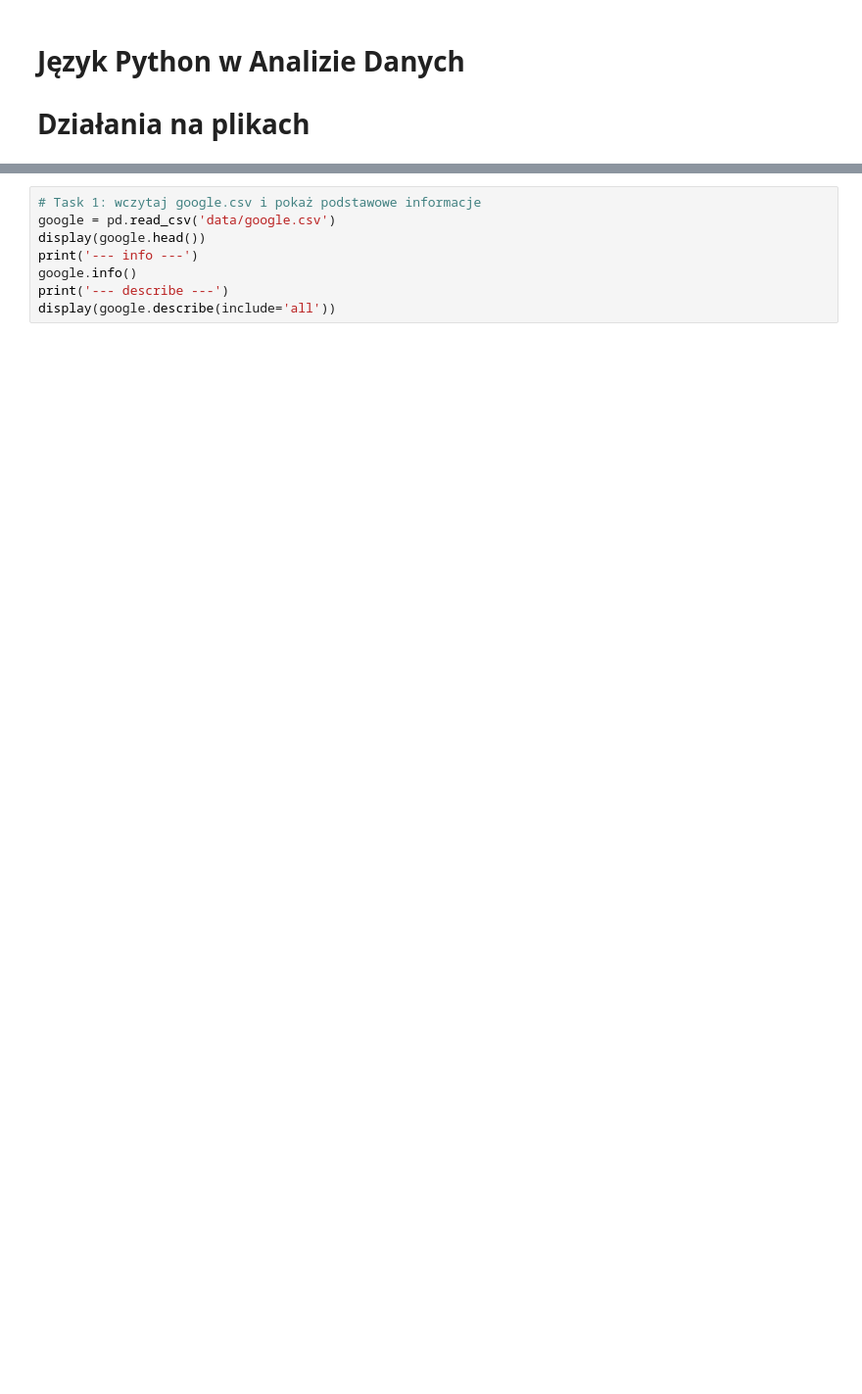
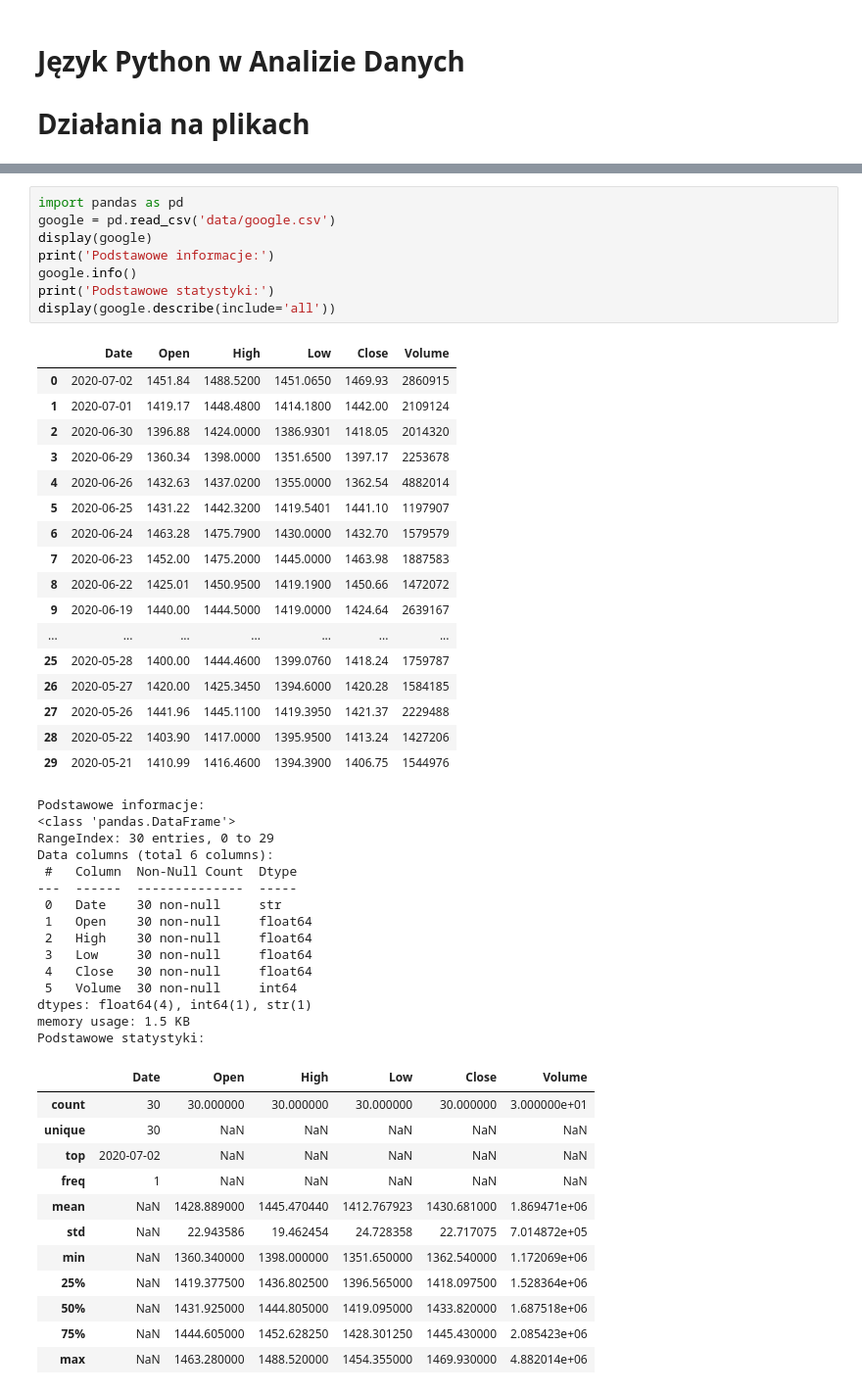
Before and after one commit to piotreuszxx/PwAD, a Jupyter notebook: lab03/PiotrPrzymus_127902_sprawozdanie_lab03.ipynb, the cells around one changed output, grey strips where cells are left out. Shown at 98% size. Saved outputs shown, nothing was run; the diff lists cells and outputs as text; blank space fills up the shorter version.

```diff
--- a/lab03/PiotrPrzymus_127902_sprawozdanie_lab03.ipynb
+++ b/lab03/PiotrPrzymus_127902_sprawozdanie_lab03.ipynb
@@ -83,10 +7,55 @@ Załaduj zawartość pliku `google.csv` do obiektu DataFrame za pomocą bibliote
 # %%
-# Task 1: wczytaj google.csv i pokaż podstawowe informacje
+import pandas as pd
 google = pd.read_csv('data/google.csv')
-display(google.head())
-print('--- info ---')
+display(google)
+print('Podstawowe informacje:')
 google.info()
-print('--- describe ---')
+print('Podstawowe statystyki:')
 display(google.describe(include='all'))
+# %% [output]
+|  | Date | Open | High | Low | Close | Volume |
+| 0 | 2020-07-02 | 1451.84 | 1488.5200 | 1451.0650 | 1469.93 | 2860915 |
+| 1 | 2020-07-01 | 1419.17 | 1448.4800 | 1414.1800 | 1442.00 | 2109124 |
+| 2 | 2020-06-30 | 1396.88 | 1424.0000 | 1386.9301 | 1418.05 | 2014320 |
+| 3 | 2020-06-29 | 1360.34 | 1398.0000 | 1351.6500 | 1397.17 | 2253678 |
+| 4 | 2020-06-26 | 1432.63 | 1437.0200 | 1355.0000 | 1362.54 | 4882014 |
+| 5 | 2020-06-25 | 1431.22 | 1442.3200 | 1419.5401 | 1441.10 | 1197907 |
+| 6 | 2020-06-24 | 1463.28 | 1475.7900 | 1430.0000 | 1432.70 | 1579579 |
+| 7 | 2020-06-23 | 1452.00 | 1475.2000 | 1445.0000 | 1463.98 | 1887583 |
+| 8 | 2020-06-22 | 1425.01 | 1450.9500 | 1419.1900 | 1450.66 | 1472072 |
+| 9 | 2020-06-19 | 1440.00 | 1444.5000 | 1419.0000 | 1424.64 | 2639167 |
+| ... | ... | ... | ... | ... | ... | ... |
+| 25 | 2020-05-28 | 1400.00 | 1444.4600 | 1399.0760 | 1418.24 | 1759787 |
+| 26 | 2020-05-27 | 1420.00 | 1425.3450 | 1394.6000 | 1420.28 | 1584185 |
+| 27 | 2020-05-26 | 1441.96 | 1445.1100 | 1419.3950 | 1421.37 | 2229488 |
+| 28 | 2020-05-22 | 1403.90 | 1417.0000 | 1395.9500 | 1413.24 | 1427206 |
+| 29 | 2020-05-21 | 1410.99 | 1416.4600 | 1394.3900 | 1406.75 | 1544976 |
+Podstawowe informacje:
+<class 'pandas.DataFrame'>
+RangeIndex: 30 entries, 0 to 29
+Data columns (total 6 columns):
+ #   Column  Non-Null Count  Dtype
+---  ------  --------------  -----
+ 0   Date    30 non-null     str
+ 1   Open    30 non-null     float64
+ 2   High    30 non-null     float64
+ 3   Low     30 non-null     float64
+ 4   Close   30 non-null     float64
+ 5   Volume  30 non-null     int64
+dtypes: float64(4), int64(1), str(1)
+memory usage: 1.5 KB
+Podstawowe statystyki:
+|  | Date | Open | High | Low | Close | Volume |
+| count | 30 | 30.000000 | 30.000000 | 30.000000 | 30.000000 | 3.000000e+01 |
+| unique | 30 | NaN | NaN | NaN | NaN | NaN |
+| top | 2020-07-02 | NaN | NaN | NaN | NaN | NaN |
+| freq | 1 | NaN | NaN | NaN | NaN | NaN |
+| mean | NaN | 1428.889000 | 1445.470440 | 1412.767923 | 1430.681000 | 1.869471e+06 |
+| std | NaN | 22.943586 | 19.462454 | 24.728358 | 22.717075 | 7.014872e+05 |
+| min | NaN | 1360.340000 | 1398.000000 | 1351.650000 | 1362.540000 | 1.172069e+06 |
+| 25% | NaN | 1419.377500 | 1436.802500 | 1396.565000 | 1418.097500 | 1.528364e+06 |
+| 50% | NaN | 1431.925000 | 1444.805000 | 1419.095000 | 1433.820000 | 1.687518e+06 |
+| 75% | NaN | 1444.605000 | 1452.628250 | 1428.301250 | 1445.430000 | 2.085423e+06 |
+| max | NaN | 1463.280000 | 1488.520000 | 1454.355000 | 1469.930000 | 4.882014e+06 |
 # %% [markdown]
 ### Zadanie 2
```
Also changed, not shown: parts of 32 cells of this notebook, 4 other files.
